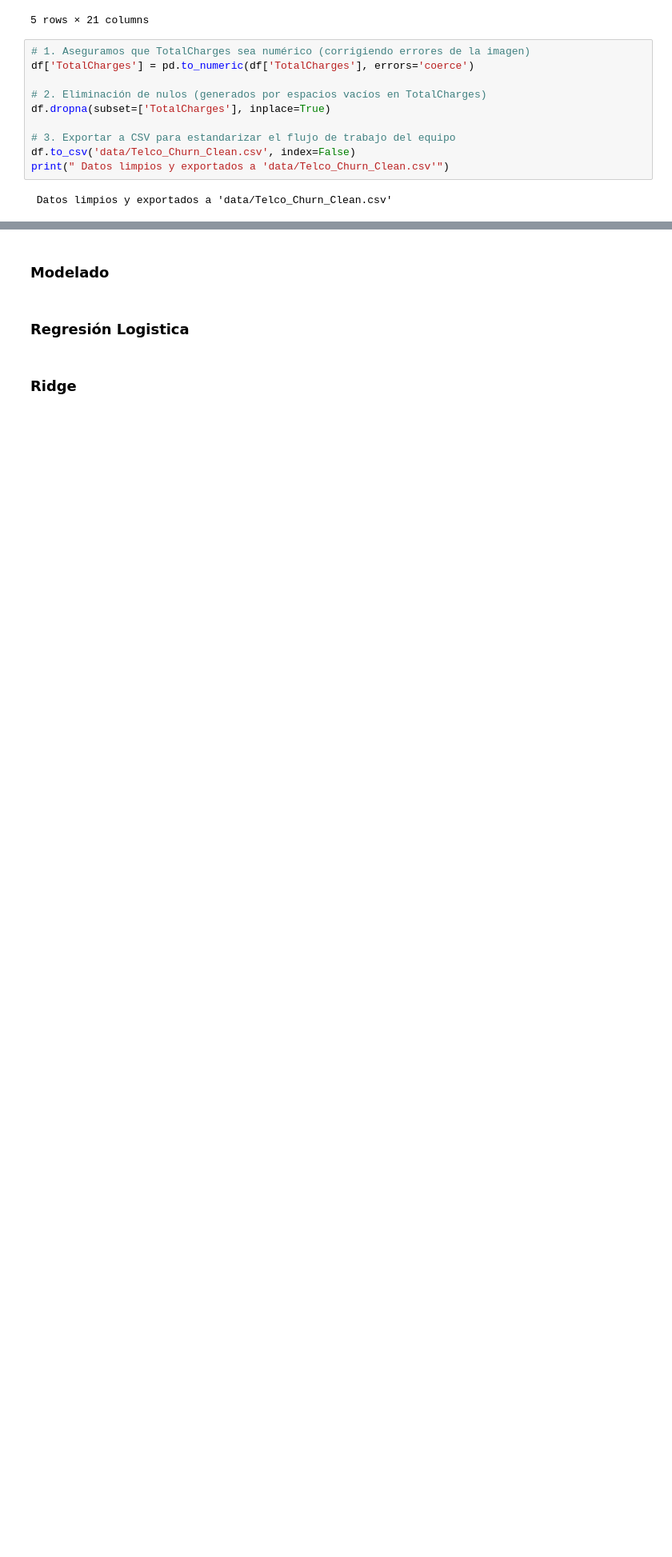
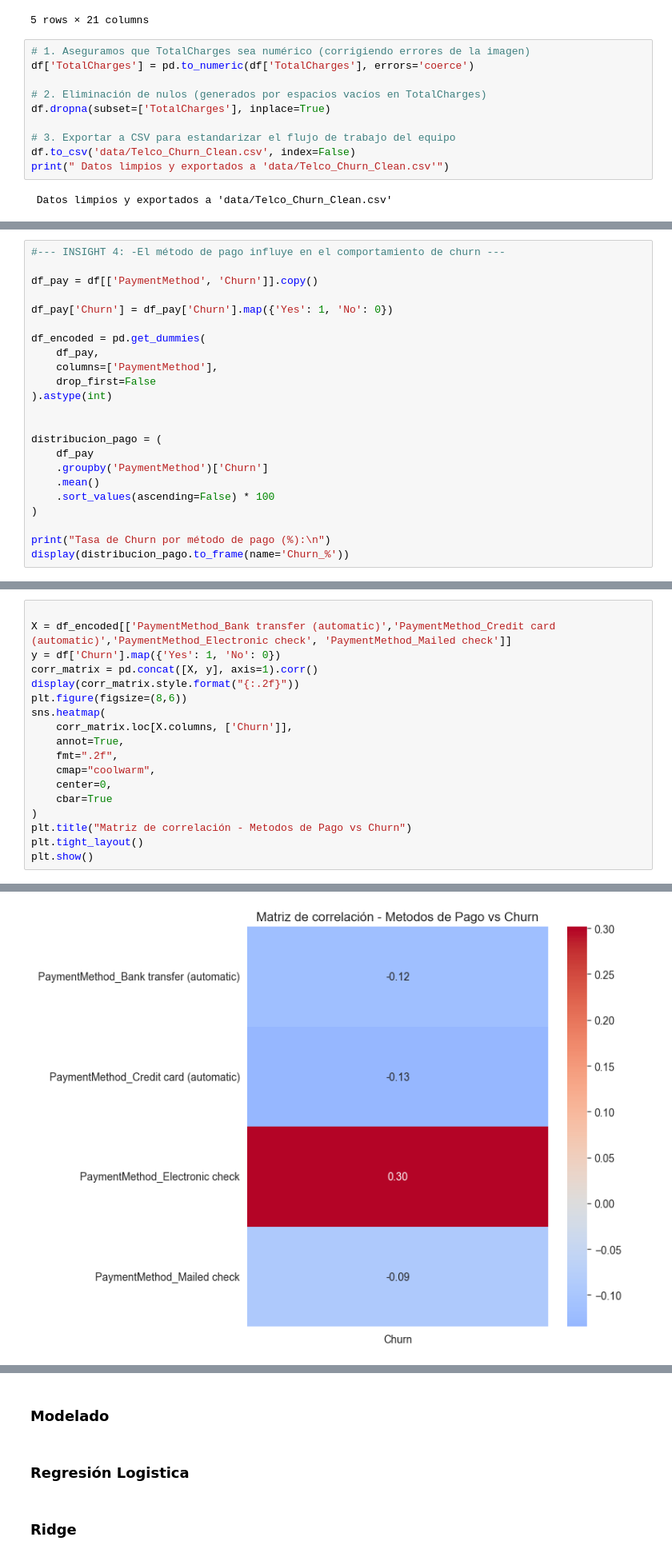
Before and after one commit to somexav/ciencia_datos_m2_practica4, a Jupyter notebook: CDD_G33_M2_P4_Equipo_9.ipynb, the cells around one changed output, grey strips where cells are left out. Shown at 80% size. Drawn from its saved outputs; the diff is of its cells as text; blank space fills up the shorter version.

```diff
--- a/CDD_G33_M2_P4_Equipo_9.ipynb
+++ b/CDD_G33_M2_P4_Equipo_9.ipynb
@@ -153,0 +371,23 @@ plt.show()
+# %%
+#--- INSIGHT 4: -El método de pago influye en el comportamiento de churn ---
+
+df_pay = df[['PaymentMethod', 'Churn']].copy()
+
+df_pay['Churn'] = df_pay['Churn'].map({'Yes': 1, 'No': 0})
+
+df_encoded = pd.get_dummies(
+    df_pay,
+    columns=['PaymentMethod'],
+    drop_first=False
+).astype(int)
+
+
+distribucion_pago = (
+    df_pay
+    .groupby('PaymentMethod')['Churn']
+    .mean()
+    .sort_values(ascending=False) * 100
+)
+
+print("Tasa de Churn por método de pago (%):\n")
+display(distribucion_pago.to_frame(name='Churn_%'))
@@ -153,0 +402,19 @@ plt.show()
+# %%
+
+X = df_encoded[['PaymentMethod_Bank transfer (automatic)','PaymentMethod_Credit card (automatic)','PaymentMethod_Electronic check', 'PaymentMethod_Mailed check']]
+y = df['Churn'].map({'Yes': 1, 'No': 0})
+corr_matrix = pd.concat([X, y], axis=1).corr()
+display(corr_matrix.style.format("{:.2f}"))
+plt.figure(figsize=(8,6))
+sns.heatmap(
+    corr_matrix.loc[X.columns, ['Churn']],
+    annot=True,
+    fmt=".2f",
+    cmap="coolwarm",
+    center=0,
+    cbar=True
+)
+plt.title("Matriz de correlación - Metodos de Pago vs Churn")
+plt.tight_layout()
+plt.show()
+# %% [output]
@@ -153,0 +427 @@ plt.show()
+[figure, added]
```
Also changed, not shown: parts of 18 cells of this notebook.
